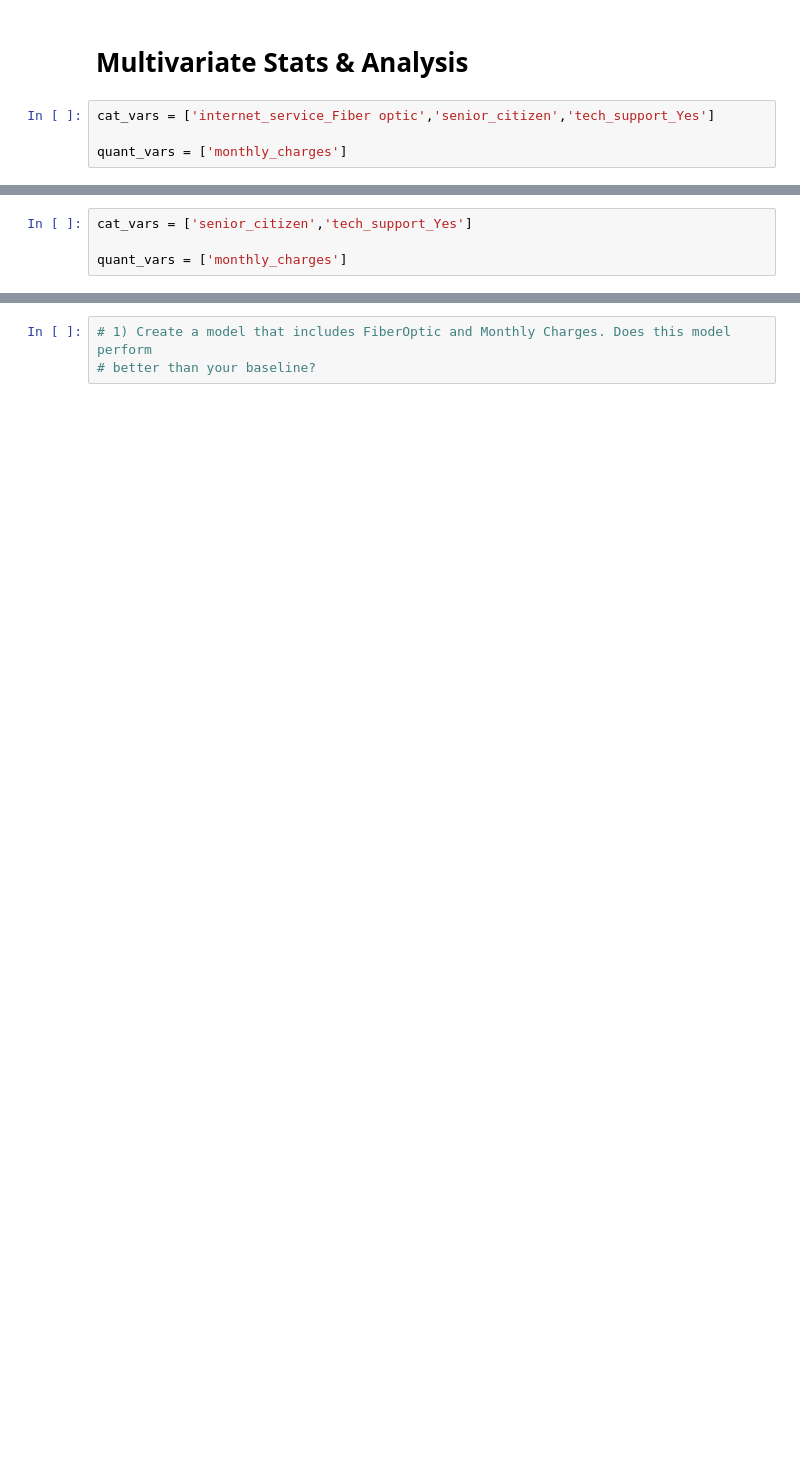
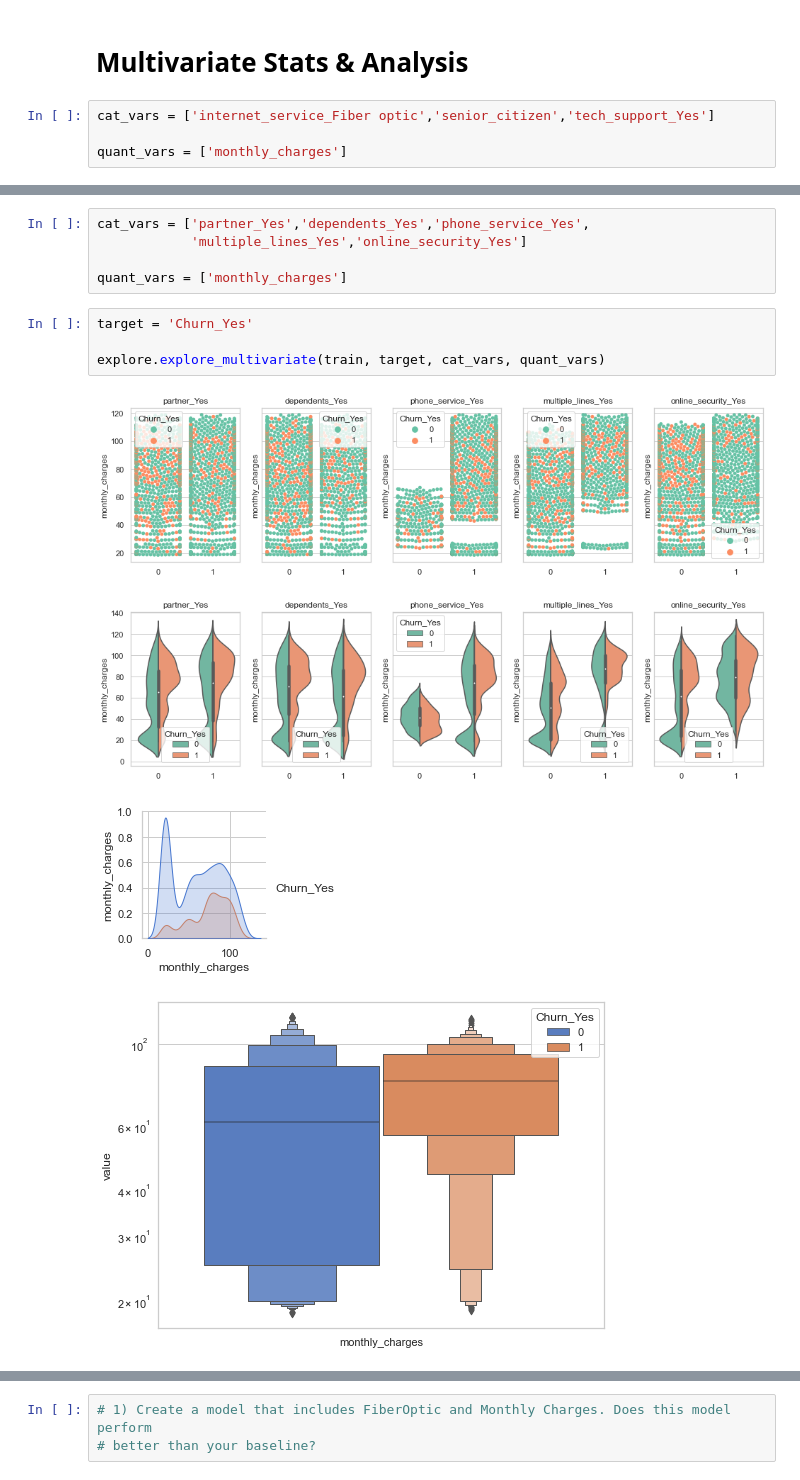
Before and after one commit to ljackson707/classification_project, a Jupyter notebook: test_functions .ipynb, the cells around one changed output, grey strips where cells are left out. Drawn from its saved outputs; the diff is of its cells as text; blank space fills up the shorter version.

```diff
--- a/test_functions .ipynb
+++ b/test_functions .ipynb
@@ -342,5 +356,15 @@ explore.explore_multivariate(train, target, cat_vars, quant_vars)
 [figure]
 # %%
-cat_vars = ['senior_citizen','tech_support_Yes']
+cat_vars = ['partner_Yes','dependents_Yes','phone_service_Yes',
+            'multiple_lines_Yes','online_security_Yes']
 
 quant_vars = ['monthly_charges']
+# %%
+target = 'Churn_Yes'
+
+explore.explore_multivariate(train, target, cat_vars, quant_vars)
+# %% [output]
+[figure, added]
+[figure, added]
+[figure, added]
+[figure, added]
```
Also changed, not shown: parts of 13 cells of this notebook, 2 other files.
